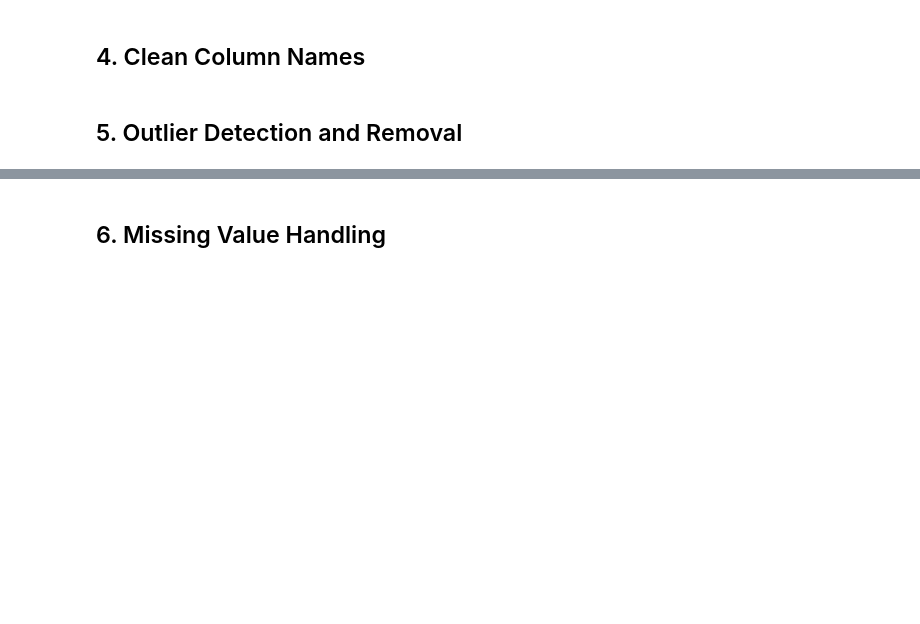
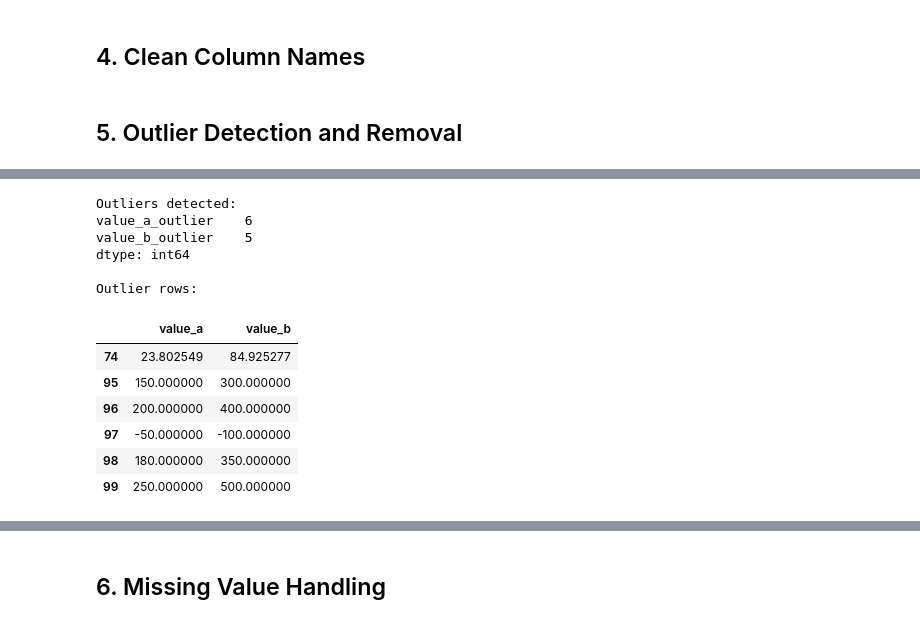
Before and after one commit to JinduSama/utils, a Jupyter notebook: examples/cleaning_examples.ipynb, the cells around one changed output, grey strips where cells are left out. Saved outputs shown, nothing was run; the diff lists cells and outputs as text; code cells hidden in the pictures; blank space fills up the shorter version.

```diff
--- a/examples/cleaning_examples.ipynb
+++ b/examples/cleaning_examples.ipynb
@@ -103,10 +132,24 @@ print(f"Value B range: {df_outliers['value_b'].min():.2f} to {df_outliers['value
 # %%
 # Detect outliers using IQR method
 outlier_mask = detect_outliers(df_outliers, columns=['value_a', 'value_b'], method='iqr')
 
-print(f"Outliers detected: {outlier_mask.sum()}")
+print(f"Outliers detected:\n{outlier_mask.sum()}")
 print("\nOutlier rows:")
-display(df_outliers[outlier_mask])
+display(df_outliers[outlier_mask.any(axis=1)])
+# %% [output]
+Outliers detected:
+value_a_outlier    6
+value_b_outlier    5
+dtype: int64
+
+Outlier rows:
+|  | value_a | value_b |
+| 74 | 23.802549 | 84.925277 |
+| 95 | 150.000000 | 300.000000 |
+| 96 | 200.000000 | 400.000000 |
+| 97 | -50.000000 | -100.000000 |
+| 98 | 180.000000 | 350.000000 |
+| 99 | 250.000000 | 500.000000 |
 # %%
 # Remove outliers
 df_no_outliers = remove_outliers(df_outliers, columns=['value_a', 'value_b'], method='iqr')
```
Also changed, not shown: parts of 9 cells of this notebook, 5 other files.
